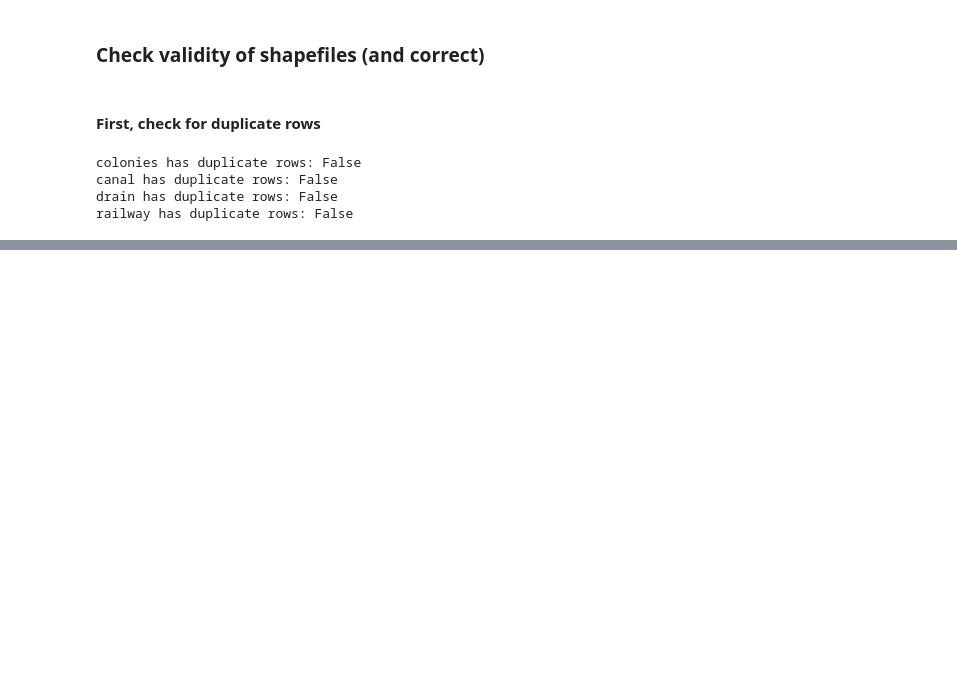
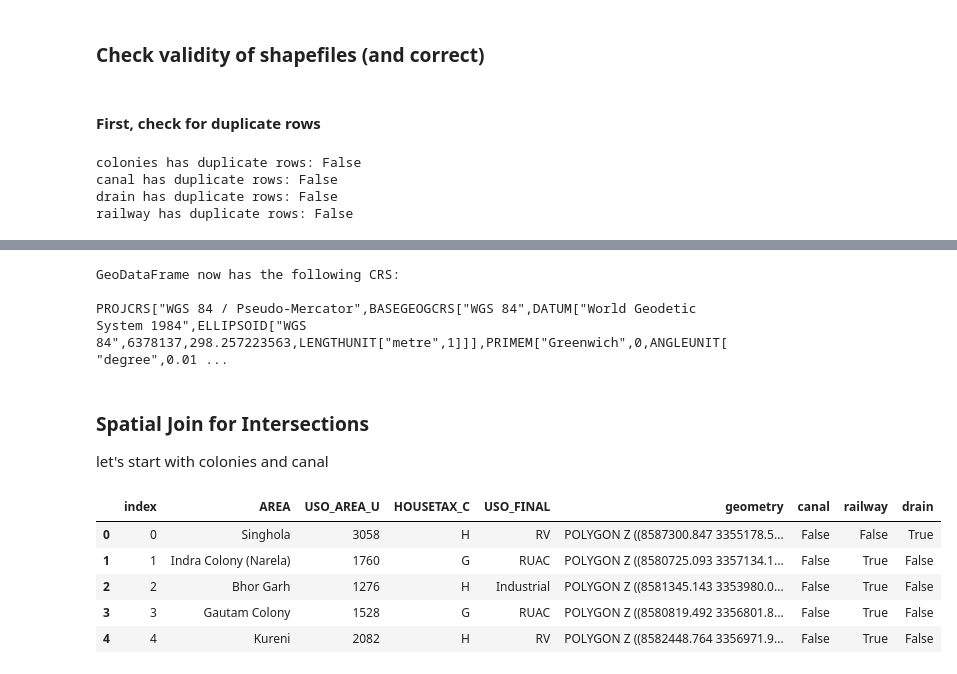
Before and after one commit to bwbelljr/delhi_spatial_index, a Jupyter notebook: barrier_clip.ipynb, the cells around one changed output, grey strips where cells are left out. Drawn from its saved outputs; the diff is of its cells as text; code cells hidden in the pictures; blank space fills up the shorter version.

```diff
--- a/barrier_clip.ipynb
+++ b/barrier_clip.ipynb
@@ -138,0 +249,7 @@ railway has duplicate rows: False
+# %%
+railway = gpd.read_file(railway_filepath)
+railway = spatial_index_utils.reproject_gdf(gdf=railway, epsg_code=3857)
+# %% [output]
+GeoDataFrame now has the following CRS:
+
+PROJCRS["WGS 84 / Pseudo-Mercator",BASEGEOGCRS["WGS 84",DATUM["World Geodetic System 1984",ELLIPSOID["WGS 84",6378137,298.257223563,LENGTHUNIT["metre",1]]],PRIMEM["Greenwich",0,ANGLEUNIT["degree",0.01 ...
@@ -138,0 +258,4 @@ railway has duplicate rows: False
+# %% [markdown]
+### Spatial Join for Intersections
+
+let's start with colonies and canal
@@ -138,0 +268,9 @@ railway has duplicate rows: False
+# %%
+colonies.head()
+# %% [output]
+|  | index | AREA | USO_AREA_U | HOUSETAX_C | USO_FINAL | geometry | canal | railway | drain |
+| 0 | 0 | Singhola | 3058 | H | RV | POLYGON Z ((8587300.847 3355178.5... | False | False | True |
+| 1 | 1 | Indra Colony (Narela) | 1760 | G | RUAC | POLYGON Z ((8580725.093 3357134.1... | False | True | False |
+| 2 | 2 | Bhor Garh | 1276 | H | Industrial | POLYGON Z ((8581345.143 3353980.0... | False | True | False |
+| 3 | 3 | Gautam Colony | 1528 | G | RUAC | POLYGON Z ((8580819.492 3356801.8... | False | True | False |
+| 4 | 4 | Kureni | 2082 | H | RV | POLYGON Z ((8582448.764 3356971.9... | False | True | False |
```
Also changed, not shown: parts of 41 cells of this notebook.
